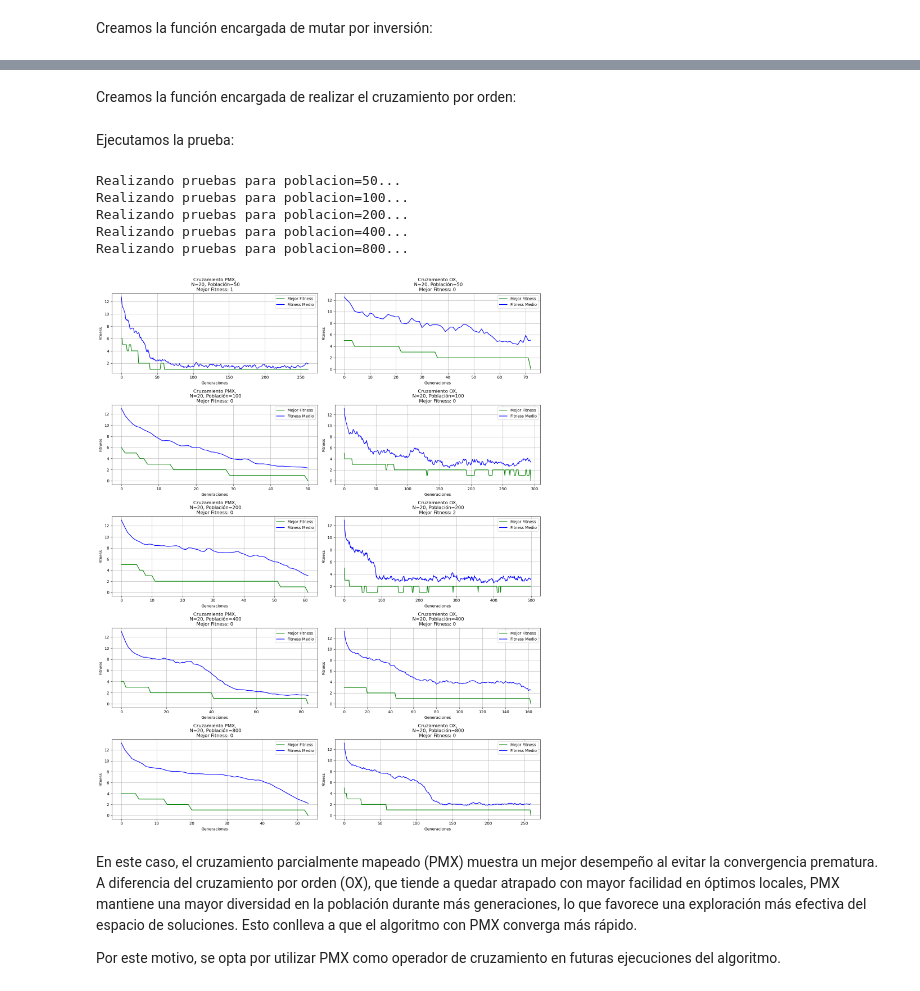
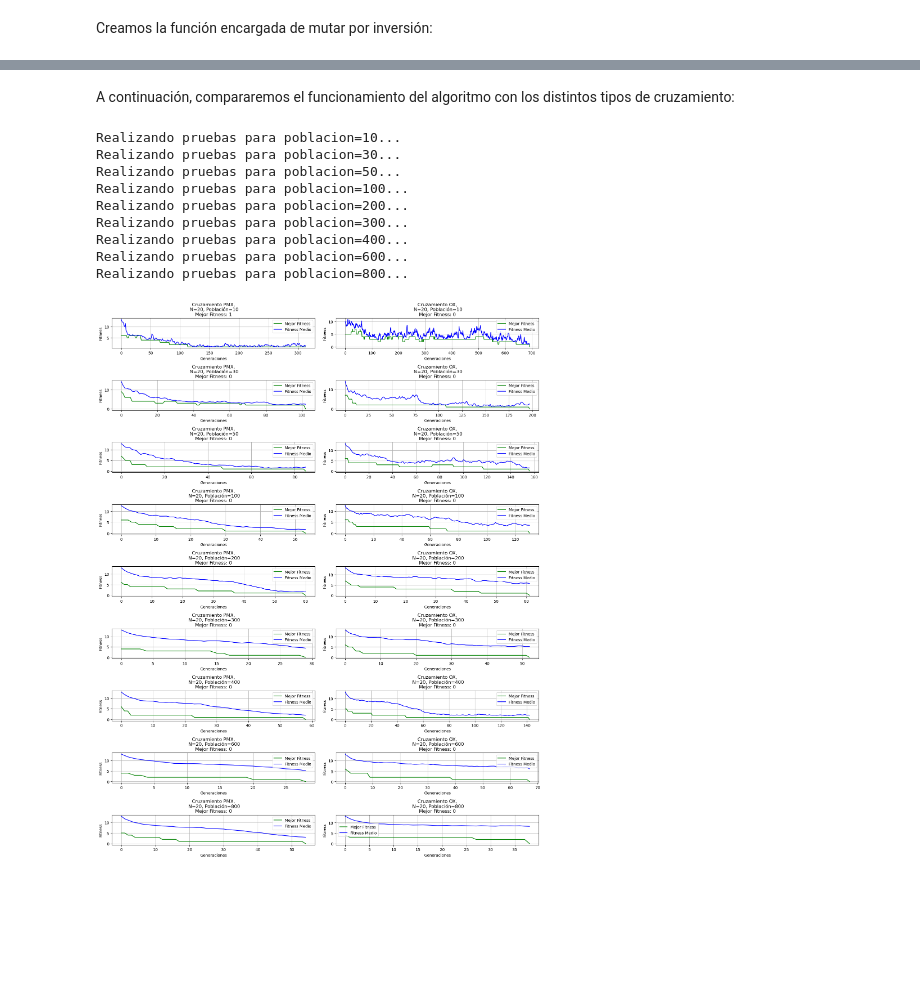
Before and after one commit to julengarciaaa/n-reinas-genetico, a Jupyter notebook: problema_n_reinas.ipynb, the cells around one changed output, grey strips where cells are left out. Drawn from its saved outputs; the diff is of its cells as text; code cells hidden in the pictures; blank space fills up the shorter version.

Commit message:
Se ha pasado a limpio el notebook, además de realizar comparaciones y conclusiones más robustas.

```diff
--- a/problema_n_reinas.ipynb
+++ b/problema_n_reinas.ipynb
@@ -770,0 +557,3 @@ Primero crearemos una función que calcule el escalamiento sigma los individuos
+# %%
+N_cromosoma = 20
+N_poblaciones = [10, 30, 50, 100, 200, 300, 400, 600, 800]
@@ -1221,16 +1122,6 @@ def AG(N_poblacion: int,
-# %% [markdown]
-Creamos la función encargada de realizar el cruzamiento por orden:
 # %%
-def cruzar_progenitores_ox(progenitor1: 'Individuo', progenitor2: 'Individuo') -> 'Individuo':
-    """
-    Realiza el cruzamiento por orden (Order Crossover - OX) entre dos progenitores.
-
-    :param progenitor1: Primer progenitor (objeto Individuo).
-    :param progenitor2: Segundo progenitor (objeto Individuo).
-    :return: Cromosoma resultante del cruzamiento (objeto Individuo).
-    """
-    import random
-
+def cruzar_progenitores_ox(progenitor1, progenitor2):
+    # Obtenemos los cromosomas
     p1 = progenitor1.cromosoma
     p2 = progenitor2.cromosoma
     N = len(p1)
@@ -1257,58 +1148,62 @@ def cruzar_progenitores_ox(progenitor1: 'Individuo', progenitor2: 'Individuo') -
     return Individuo(N_cromosoma=N,
                      f_fitness=progenitor1.f_fitness,
                      cromosoma=hijo)
-# %% [markdown]
-Ejecutamos la prueba:
+# %% [markdown]
+A continuación, compararemos el funcionamiento del algoritmo con los distintos tipos de cruzamiento:
 # %%
-N_reinas = 20
-N_poblaciones = [50, 100, 200, 400, 800]
+fig, ax = plt.subplots(figsize=(16, 20), ncols=2, nrows=len(N_poblaciones))
 
-fig, ax = plt.subplots(figsize=(16, 20), ncols=2, nrows=len(N_poblaciones))
 column_titles = [
     "Cruzamiento PMX",
     "Cruzamiento OX"
 ]
 
 for i, N_poblacion in enumerate(N_poblaciones):
     print(f"Realizando pruebas para poblacion={N_poblacion}...")
-    mejor_solucion, mejor_fitness, mejor_fitness_generacion, fitness_medio_generacion = AG(
+    # Ejecutamos el algoritmo con PMX
+    mejor_solucion, mejor_fitness, mejor_fitness_generacion, fitness_medio_generacion = AG_presion_alta(
         N_poblacion=N_poblacion,
-        N_cromosoma=N,
+        N_cromosoma=N_cromosoma,
         f_fitness=fitness,
+        f_sel_progenitores=seleccionar_progenitores_ruleta_sigma,
+        f_sel_supervivientes=seleccionar_supervivientes_ruleta_sigma,
+        f_cruzamiento=cruzar_progenitores_pmx,
         f_mutacion=mutar_individuo_intercambio,
-        f_cruzamiento=cruzar_progenitores_pmx,
+        prob_progenitor=0.4,
         prob_cruz=0.9,
         prob_mut=0.3,
-        max_sin_mejoras=200
-    )
+        max_sin_mejoras=200)
 
-    titulo = f"{column_titles[0]},\n N={N_reinas}, Población={N_poblacion}\nMejor Fitness: {mejor_fitness}"
+    titulo = f"{column_titles[0]},\n N={N_cromosoma}, Población={N_poblacion}\nMejor Fitness: {mejor_fitness}"
     crear_grafico_fitness(mejor_fitness_generacion, fitness_medio_generacion, ax=ax[i, 0], titulo=titulo)
 
-    mejor_solucion, mejor_fitness, mejor_fitness_generacion, fitness_medio_generacion = AG(
+    # Ejecutamos el algoritmo con OX
+    mejor_solucion, mejor_fitness, mejor_fitness_generacion, fitness_medio_generacion = AG_presion_alta(
         N_poblacion=N_poblacion,
-        N_cromosoma=N,
+        N_cromosoma=N_cromosoma,
         f_fitness=fitness,
+        f_sel_progenitores=seleccionar_progenitores_ruleta_sigma,
+        f_sel_supervivientes=seleccionar_supervivientes_ruleta_sigma,
+        f_cruzamiento=cruzar_progenitores_ox,
         f_mutacion=mutar_individuo_intercambio,
-        f_cruzamiento=cruzar_progenitores_ox,
+        prob_progenitor=0.4,
         prob_cruz=0.9,
         prob_mut=0.3,
-        max_sin_mejoras=200
-    )
+        max_sin_mejoras=200)
 
-    titulo = f"{column_titles[1]},\n N={N_reinas}, Población={N_poblacion}\nMejor Fitness: {mejor_fitness}"
+    titulo = f"{column_titles[1]},\n N={N_cromosoma}, Población={N_poblacion}\nMejor Fitness: {mejor_fitness}"
     crear_grafico_fitness(mejor_fitness_generacion, fitness_medio_generacion, ax=ax[i, 1], titulo=titulo)
 
 plt.tight_layout()
 plt.show()
 # %% [output]
+Realizando pruebas para poblacion=10...
+Realizando pruebas para poblacion=30...
 Realizando pruebas para poblacion=50...
 Realizando pruebas para poblacion=100...
 Realizando pruebas para poblacion=200...
+Realizando pruebas para poblacion=300...
 Realizando pruebas para poblacion=400...
+Realizando pruebas para poblacion=600...
 Realizando pruebas para poblacion=800...
-[figure, old version]
+[figure, new version]
-# %% [markdown]
-En este caso, el cruzamiento parcialmente mapeado (PMX) muestra un mejor desempeño al evitar la convergencia prematura. A diferencia del cruzamiento por orden (OX), que tiende a quedar atrapado con mayor facilidad en óptimos locales, PMX mantiene una mayor diversidad en la población durante más generaciones, lo que favorece una exploración más efectiva del espacio de soluciones. Esto conlleva a que el algoritmo con PMX converga más rápido.
-
-Por este motivo, se opta por utilizar PMX como operador de cruzamiento en futuras ejecuciones del algoritmo.
```
Also changed, not shown: parts of 99 cells of this notebook.
